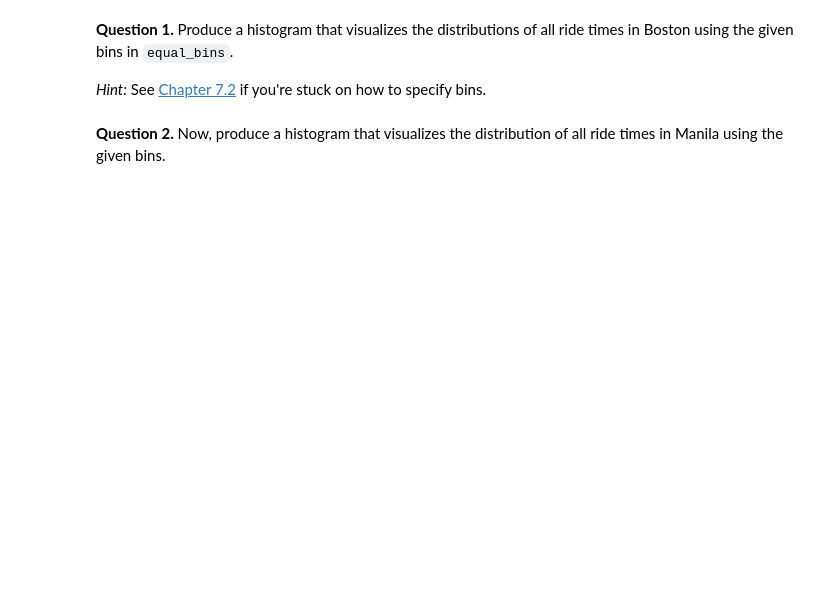
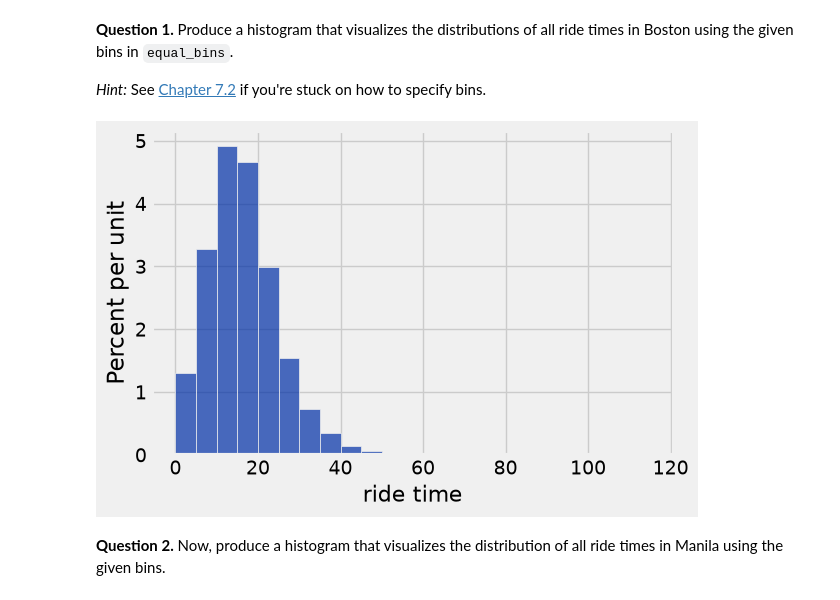
Before and after one commit to Jayden2025-code/26-fall-intro-JD, a Jupyter notebook: Homework 3/hw03.ipynb, the cells around one changed output. Drawn from its saved outputs; the diff is of its cells as text; code cells hidden in the pictures; blank space fills up the shorter version.

```diff
--- a/Homework 3/hw03.ipynb
+++ b/Homework 3/hw03.ipynb
@@ -296,7 +352,9 @@ manila.show(4)
 *Hint:* See [Chapter 7.2](https://inferentialthinking.com/chapters/07/2/Visualizing_Numerical_Distributions.html) if you're stuck on how to specify bins.
 # %%
 equal_bins = np.arange(0, 120, 5)
-...
+boston.hist("ride time", bins=equal_bins)
+# %% [output]
+[figure, added]
 # %% [markdown]
 <!-- END QUESTION -->
 
```
Also changed, not shown: parts of 29 cells of this notebook, 1 other file.
